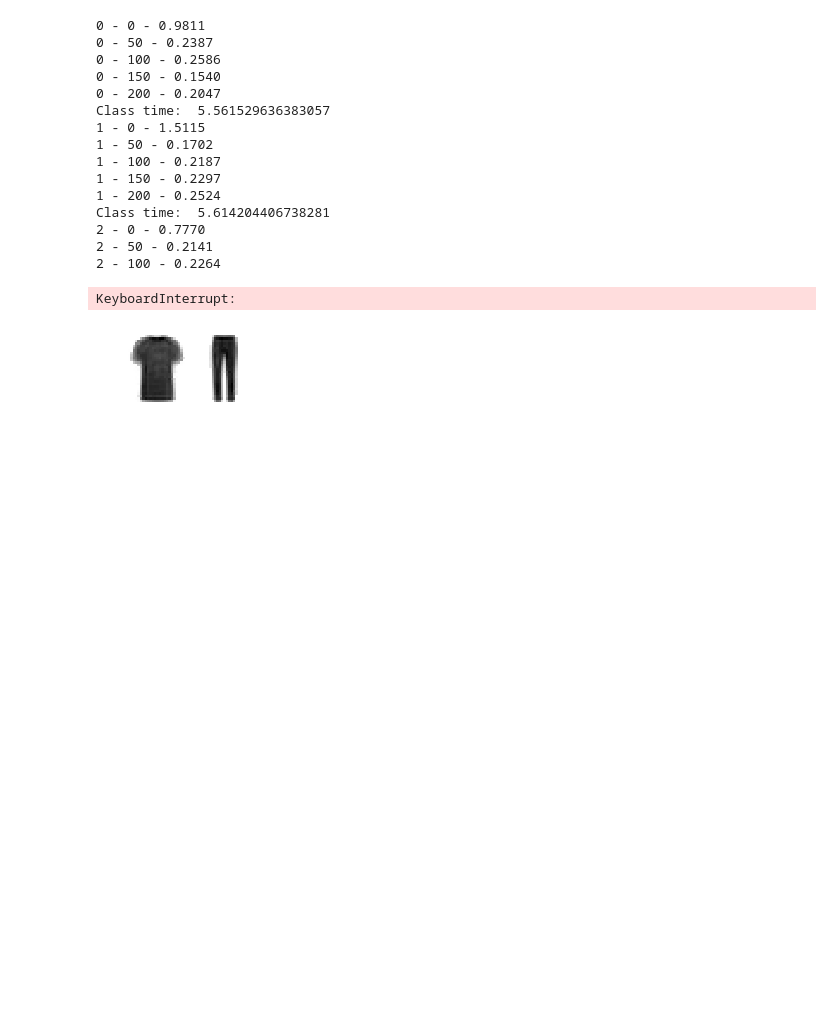
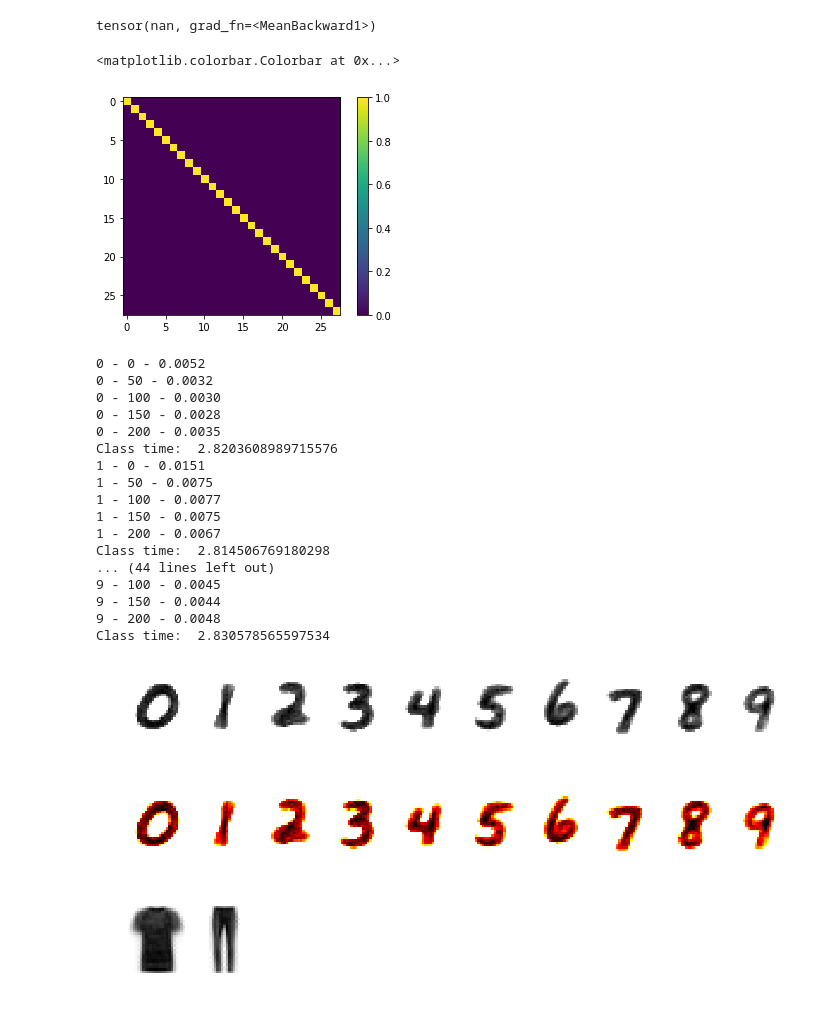
Before and after one commit to gallego-posada/gait, a Jupyter notebook: image_barycenters.ipynb, the cells around one changed output. Cells and saved outputs as stored; diff of their text form; code cells hidden in the pictures; blank space fills up the shorter version.

```diff
--- a/image_barycenters.ipynb
+++ b/image_barycenters.ipynb
@@ -36,3 +41,7 @@ fashion = torch.utils.data.DataLoader(torchvision.datasets.FashionMNIST('./data/
+# %%
+img_mixture_mink_divergence(nu, mu, alpha, kernel=img_kernel).mean()
+# %% [output]
+tensor(nan, grad_fn=<MeanBackward1>)
 # %%
 def img_mixture_divergence(mu, nu, alpha, kernel, img_shape=None, use_avg=True):
 
@@ -86,7 +95,7 @@ img_size = 28#50
 # old_kernel = lambda x: K
 
 [Ygrid, Xgrid] = np.meshgrid(np.linspace(0, 1, img_size), np.linspace(0, 1, img_size))
-Kmat = np.exp(-np.abs(Xgrid - Ygrid)**2/(0.04**2))
+Kmat = np.exp(-np.abs(Xgrid - Ygrid)**2/(0.01**2))
 #Kmat = 1 / (1 + np.abs(Xgrid - Ygrid)**0.01)
 Kmat = torch.tensor(Kmat)
 
@@ -100,14 +109,17 @@ tform = torchvision.transforms.Compose(
                        torchvision.transforms.ToTensor()
                       ])
 # %%
-# plt.imshow(Kmat)
-# plt.colorbar()
+plt.imshow(Kmat)
+plt.colorbar()
+# %% [output]
+<matplotlib.colorbar.Colorbar at 0x...>
+[figure, added]
 # %%
-alpha = 2.
+alpha = 1
 
 barys = []
 
-data = fashion
+data = mnist
 
 for digit in range(0, 10):
     start = time()
@@ -120,7 +132,7 @@ for digit in range(0, 10):
     logit_mu = torch.nn.Parameter(torch.rand(1, img_size*img_size))
     temp = torch.nn.Parameter(torch.tensor(1.))
 
-    optimizer = torch.optim.Adam([logit_mu, temp], lr=0.05, amsgrad=False)
+    optimizer = torch.optim.Adam([logit_mu, temp], lr=0.05, amsgrad=True)
     #optimizer = torch.optim.RMSprop([logit_mu, temp], lr=0.05)
 
     for i in range(250):
@@ -130,11 +142,13 @@ for digit in range(0, 10):
         mu = torch.softmax(logit_mu /  torch.exp(temp), dim=1).view(1, img_size, img_size)
         nu = sample_and_resize(D[0:-1, ...], img_size, 32)
 
-        l1 = img_mixture_divergence(mu, nu, alpha, kernel=img_kernel, use_avg=True).mean()
-        l2 = img_mixture_divergence(mu, mu, alpha, kernel=img_kernel, use_avg=True).mean()
-        l3 = img_mixture_divergence(nu, nu, alpha, kernel=img_kernel, use_avg=True).mean()
+        l3 = img_mixture_mink_divergence(nu, mu, alpha, kernel=img_kernel).mean()
+        #l3 = l3 + img_mixture_mink_divergence(mu, nu, alpha, kernel=img_kernel).mean()
 
-        loss = 2*l1 - l2 - l3
+#         l1 = img_mixture_divergence(nu, nu, alpha, kernel=img_kernel, use_avg=True).mean()
+#         l2 = img_mixture_divergence(mu, mu, alpha, kernel=img_kernel, use_avg=True).mean()
+#         l3 = img_mixture_divergence(nu, mu, alpha, kernel=img_kernel, use_avg=True).mean()
+        loss = l3 #- l1 - l2
 
         if i % 50 == 0:
             print("%d - %d - %.4f" % (digit, i, loss.item()))
@@ -153,22 +167,39 @@ for digit in range(0, 10):
 
     print('Class time: ', time()-start)
 # %% [output]
-0 - 0 - 0.9811
-0 - 50 - 0.2387
-0 - 100 - 0.2586
-0 - 150 - 0.1540
-0 - 200 - 0.2047
-Class time:  5.561529636383057
-1 - 0 - 1.5115
-1 - 50 - 0.1702
-1 - 100 - 0.2187
-1 - 150 - 0.2297
-1 - 200 - 0.2524
-Class time:  5.614204406738281
-2 - 0 - 0.7770
-2 - 50 - 0.2141
-2 - 100 - 0.2264
+0 - 0 - 0.0052
+0 - 50 - 0.0032
+0 - 100 - 0.0030
+0 - 150 - 0.0028
+0 - 200 - 0.0035
+Class time:  2.8203608989715576
+1 - 0 - 0.0151
+1 - 50 - 0.0075
+1 - 100 - 0.0077
+1 - 150 - 0.0075
+1 - 200 - 0.0067
+Class time:  2.814506769180298
+... (44 lines left out)
+9 - 100 - 0.0045
+9 - 150 - 0.0044
+9 - 200 - 0.0048
+Class time:  2.830578565597534
-KeyboardInterrupt:
+# %%
+plt.figure(figsize=(1.2*len(barys), 3))
+cat_barys = torch.cat( [ (_ - _.min()) / (_.max() - _.min())   for _ in barys], dim=1)
+plt.imshow(cat_barys, cmap='gray_r')
+plt.axis('off')
+plt.show()
+# %% [output]
+[figure, added]
+# %%
+plt.figure(figsize=(1.2*len(barys), 3))
+cat_barys = torch.cat( [ (_ - _.min()) / (_.max() - _.min())   for _ in barys], dim=1)
+plt.imshow(cat_barys, cmap='hot_r')
+plt.axis('off')
+plt.show()
+# %% [output]
+[figure, added]
 # %%
 plt.figure(figsize=(1.2*len(barys), 3))
 cat_barys = torch.cat( [ (_ - _.min()) / (_.max() - _.min())   for _ in barys], dim=1)
```
Also changed, not shown: parts of 2 cells of this notebook, 2 other files.
